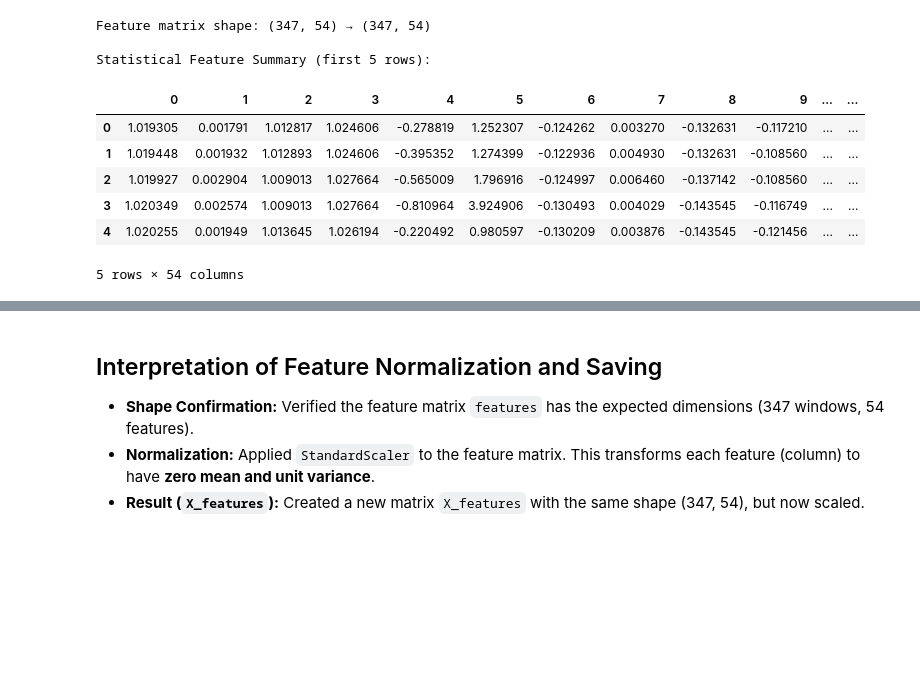
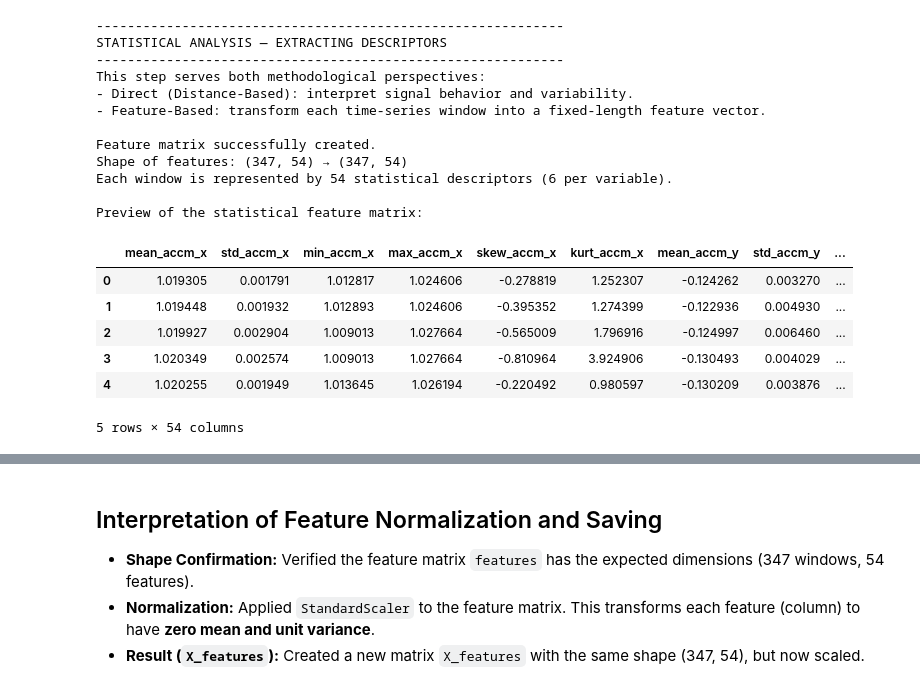
Before and after one commit to gackouhamady/HumanActivityRecognition, a Jupyter notebook: notebooks/EDA.ipynb, the cells around one changed output, grey strips where cells are left out. Cells and saved outputs as stored; diff of their text form; code cells hidden in the pictures; blank space fills up the shorter version.

```diff
--- a/notebooks/EDA.ipynb
+++ b/notebooks/EDA.ipynb
@@ -560,50 +587,92 @@ This step summarizes the temporal signals into numerical features, forming the b
 # %%
 # ============================================================
 # 4. STATISTICAL ANALYSIS
 # ============================================================
 
+import numpy as np
+import pandas as pd
 from scipy.stats import skew, kurtosis
-import numpy as np
+from IPython.display import display
 
 # ------------------------------------------------------------
-# 🔹 Compute 6 statistical features for each variable per window
+# Step 1 — Overview
 # ------------------------------------------------------------
+print("------------------------------------------------------------")
+print("STATISTICAL ANALYSIS — EXTRACTING DESCRIPTORS")
+print("------------------------------------------------------------")
+print("This step serves both methodological perspectives:")
+print("- Direct (Distance-Based): interpret signal behavior and variability.")
+print("- Feature-Based: transform each time-series window into a fixed-length feature vector.\n")
+
+# ------------------------------------------------------------
+# Step 2 — Compute 6 statistical features per variable per window
+# ------------------------------------------------------------
+# Features: Mean, Std, Min, Max, Skewness, Kurtosis
+# Each window (128×9) becomes a 54-length feature vector (6 stats × 9 variables)
+
 features = []
-for i in range(X.shape[0]):  # for each window
+for i in range(X.shape[0]):  # Iterate over windows (347)
     window_feats = []
-    for j in range(X.shape[2]):  # for each variable
-        serie = X[i,:,j]
+    for j in range(X.shape[2]):  # Iterate over variables (9)
+        serie = X[i, :, j]
         window_feats += [
             np.mean(serie),
             np.std(serie),
             np.min(serie),
             np.max(serie),
             skew(serie),
             kurtosis(serie)
         ]
     features.append(window_feats)
 
 features = np.array(features)
-print(f"Feature matrix shape: {features.shape} → (347, 54)")
+print(f"Feature matrix successfully created.")
+print(f"Shape of features: {features.shape} → (347, 54)")
+print("Each window is represented by 54 statistical descriptors (6 per variable).")
 
 # ------------------------------------------------------------
-# 🔹 Quick summary statistics
+# Step 3 — Convert to DataFrame for inspection
 # ------------------------------------------------------------
-import pandas as pd
+df_features = pd.DataFrame(
+    features,
+    columns=[f"{stat}_{var}" for var in variables for stat in ["mean", "std", "min", "max", "skew", "kurt"]]
+)
 
-df_features = pd.DataFrame(features)
-print("\nStatistical Feature Summary (first 5 rows):")
+print("\nPreview of the statistical feature matrix:")
 display(df_features.head())
 
-print("\n Statistical feature extraction complete.")
+# ------------------------------------------------------------
+# Step 4 — Summary interpretation for both approaches
+# ------------------------------------------------------------
+print("------------------------------------------------------------")
+print("INTERPRETATION AND USAGE")
+print("------------------------------------------------------------")
+print("• Direct (Distance-Based) Approach:")
+print("  - These descriptors provide an overview of variability, amplitude, and signal asymmetry.")
+print("  - Useful for understanding which variables may dominate DTW or correlation distances.\n")
+
+print("• Feature-Based (Transformation) Approach:")
+print("  - The computed 54-dimensional vectors form the feature matrix Z used for clustering.")
+print("  - These features capture essential signal properties and reduce dimensionality from (128×9) to (54).\n")
+
+print("Statistical feature extraction complete. Dataset ready for subsequent steps (normalization, PCA, clustering).")
 # %% [output]
-Feature matrix shape: (347, 54) → (347, 54)
+------------------------------------------------------------
+STATISTICAL ANALYSIS — EXTRACTING DESCRIPTORS
+------------------------------------------------------------
+This step serves both methodological perspectives:
+- Direct (Distance-Based): interpret signal behavior and variability.
+- Feature-Based: transform each time-series window into a fixed-length feature vector.
 
-Statistical Feature Summary (first 5 rows):
+Feature matrix successfully created.
+Shape of features: (347, 54) → (347, 54)
+Each window is represented by 54 statistical descriptors (6 per variable).
+
+Preview of the statistical feature matrix:
-|  | 0 | 1 | 2 | 3 | 4 | 5 | 6 | 7 | 8 | 9 | ... | ... |
-| 0 | 1.019305 | 0.001791 | 1.012817 | 1.024606 | -0.278819 | 1.252307 | -0.124262 | 0.003270 | -0.132631 | -0.117210 | ... | ... |
-| 1 | 1.019448 | 0.001932 | 1.012893 | 1.024606 | -0.395352 | 1.274399 | -0.122936 | 0.004930 | -0.132631 | -0.108560 | ... | ... |
-| 2 | 1.019927 | 0.002904 | 1.009013 | 1.027664 | -0.565009 | 1.796916 | -0.124997 | 0.006460 | -0.137142 | -0.108560 | ... | ... |
-| 3 | 1.020349 | 0.002574 | 1.009013 | 1.027664 | -0.810964 | 3.924906 | -0.130493 | 0.004029 | -0.143545 | -0.116749 | ... | ... |
-| 4 | 1.020255 | 0.001949 | 1.013645 | 1.026194 | -0.220492 | 0.980597 | -0.130209 | 0.003876 | -0.143545 | -0.121456 | ... | ... |
+|  | mean_accm_x | std_accm_x | min_accm_x | max_accm_x | skew_accm_x | kurt_accm_x | mean_accm_y | std_accm_y | ... |
+| 0 | 1.019305 | 0.001791 | 1.012817 | 1.024606 | -0.278819 | 1.252307 | -0.124262 | 0.003270 | ... |
+| 1 | 1.019448 | 0.001932 | 1.012893 | 1.024606 | -0.395352 | 1.274399 | -0.122936 | 0.004930 | ... |
+| 2 | 1.019927 | 0.002904 | 1.009013 | 1.027664 | -0.565009 | 1.796916 | -0.124997 | 0.006460 | ... |
+| 3 | 1.020349 | 0.002574 | 1.009013 | 1.027664 | -0.810964 | 3.924906 | -0.130493 | 0.004029 | ... |
+| 4 | 1.020255 | 0.001949 | 1.013645 | 1.026194 | -0.220492 | 0.980597 | -0.130209 | 0.003876 | ... |
 5 rows × 54 columns
```
Also changed, not shown: parts of 25 cells of this notebook, 21 other files.
